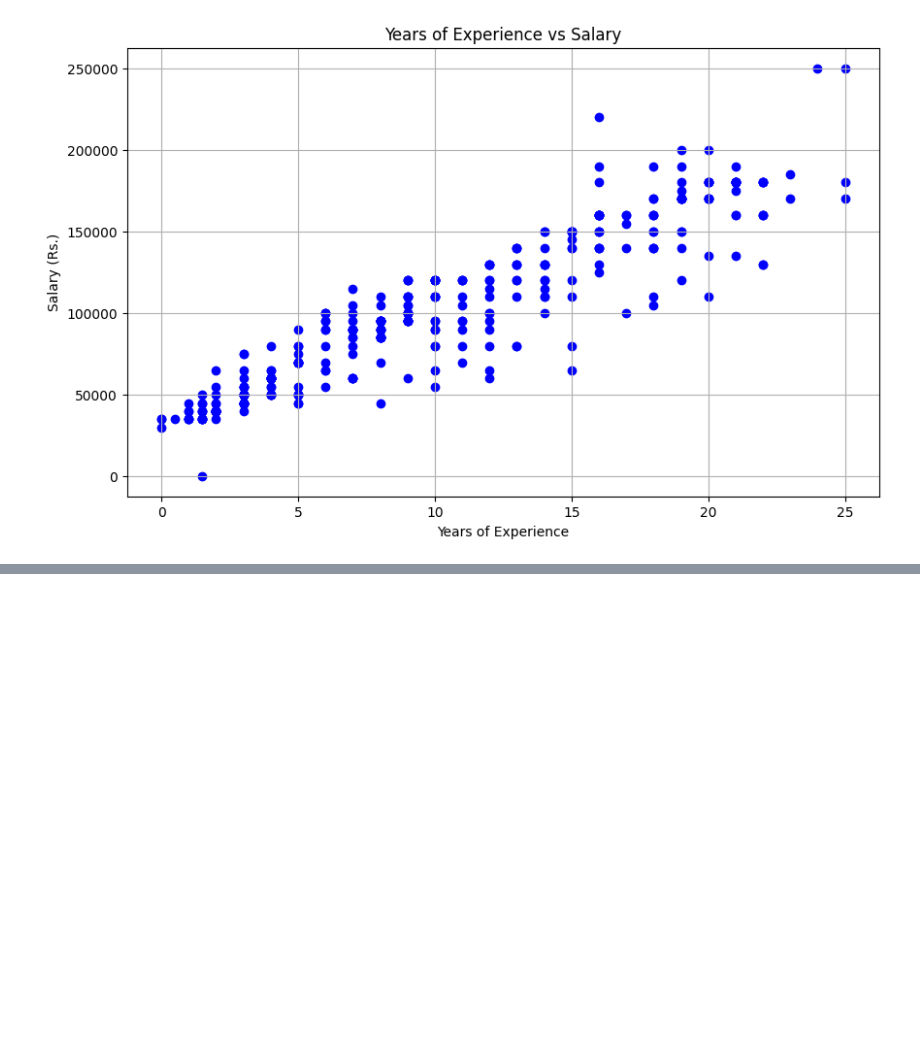
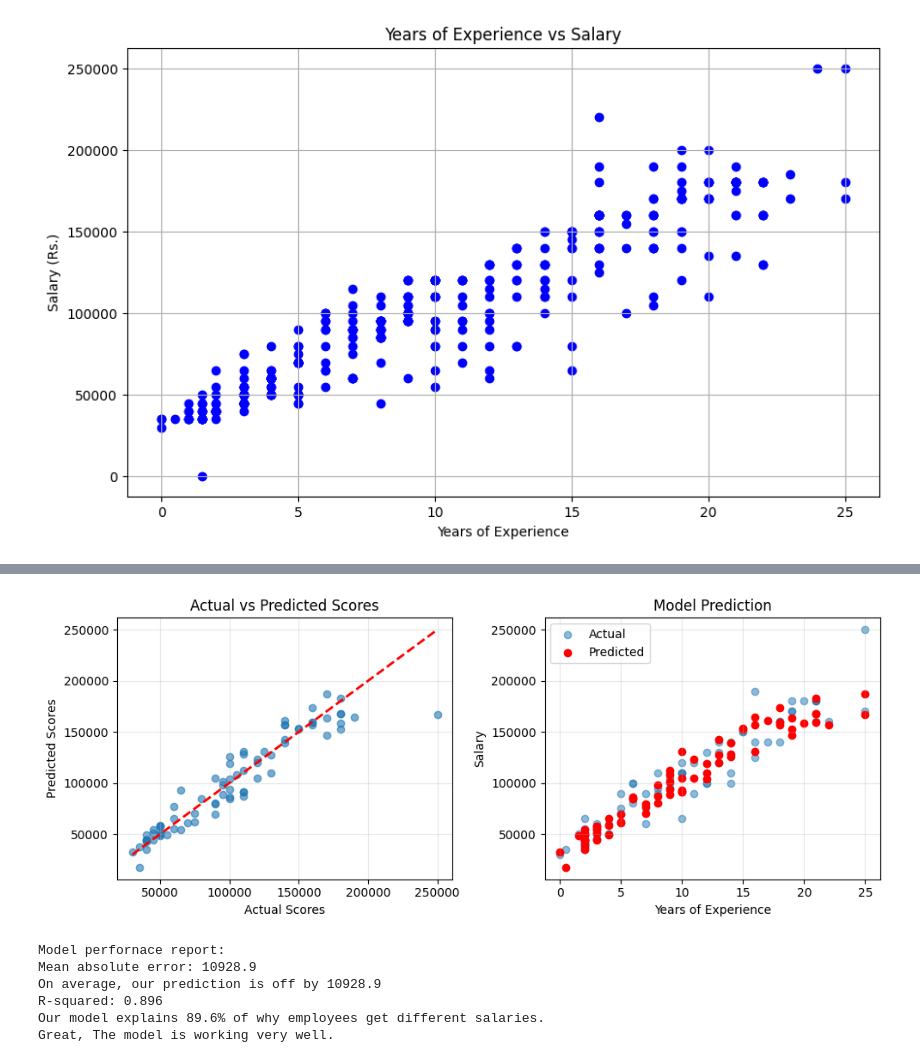
Before and after one commit to Bibash02/Salary-Prediction-App, a Jupyter notebook: predection.ipynb, the cells around one changed output, grey strips where cells are left out. Saved outputs shown, nothing was run; the diff lists cells and outputs as text; code cells hidden in the pictures; blank space fills up the shorter version.

```diff
--- a/predection.ipynb
+++ b/predection.ipynb
@@ -106,6 +100,6 @@ print(data.columns.tolist())
 # %%
 # Select features and target variable
-feature = data[['Years of Experience', 'Age', 'Gender', 'Education Leve', 'Job Title']]
+feature = data[['Years of Experience', 'Age', 'Gender', 'Education Level', 'Job Title']]
 target = data['Salary']
 
 x = feature # Feature (input)
@@ -186,0 +181,18 @@ If a employee working 10 years: -42450.1 points
+# %%
+# Make predictions on test data
+predictions = model.predict(x_test).ravel()
+
+# create a simple table to compare
+results = pd.DataFrame({
+    "Actual Score": y_test.values,
+    "Predicted Score": predictions.round(1),
+    "Difference": abs(y_test.values - predictions).round(1)
+})
+
+print("Comparing Predictions vs Actual:")
+print(results.head(10))
+
+# Calculate average error
+avg_error = results['Difference'].mean()
+print(f"Average prediction error: {avg_error:.1f}")
+print(f"This means on average, we're off by {avg_error:.1f}")
@@ -186,0 +214,60 @@ If a employee working 10 years: -42450.1 points
+# %%
+# Create a plot to see how well our model predicts
+plt.figure(figsize=(10, 4))
+
+# Plot1: Actual vs Predicted
+plt.subplot(1, 2, 1)
+plt.scatter(y_test, predictions, alpha=0.6)
+plt.plot([y_test.min(), y_test.max()], [y_test.min(), y_test.max()], 'r--', lw=2)
+plt.xlabel('Actual Scores')
+plt.ylabel('Predicted Scores')
+plt.title('Actual vs Predicted Scores')
+plt.grid(True, alpha=0.3)
+
+# Plot2: The regression line
+plt.subplot(1, 2, 2)
+# use ONLY experience vs salary (simple visualization)
+plt.scatter(x_test['Years of Experience'], y_test, alpha=0.5, label='Actual')
+plt.scatter(x_test['Years of Experience'], predictions, color='red', label='Predicted')
+plt.xlabel('Years of Experience')
+plt.ylabel('Salary')
+plt.title('Model Prediction')
+plt.legend()
+plt.grid(True, alpha=0.3)
+
+plt.tight_layout()
+plt.show()
+# %% [output]
+[figure, added]
+# %%
+# Calculate simple metrics to understand model quality
+
+from sklearn.metrics import mean_absolute_error, r2_score
+
+# Mean absolute error - average error
+mae = mean_absolute_error(y_test, predictions)
+
+# R-squired - how much variance we explain (0 to 1, higher is better)
+r2 = r2_score(y_test, predictions)
+
+print("Model perfornace report:")
+print(f"Mean absolute error: {mae:.1f}")
+print(f"On average, our prediction is off by {mae:.1f}")
+
+print(f"R-squared: {r2:.3f}")
+print(f"Our model explains {r2*100:.1f}% of why employees get different salaries.")
+
+# Simple interpretation
+if r2 > 0.7:
+    print("Great, The model is working very well.")
+elif r2 > 0.5:
+    print("Good, The model captures the main pattern.")
+else:
+    print("The model is simple but gives us a basic understanding.")
+# %% [output]
+Model perfornace report:
+Mean absolute error: 10928.9
+On average, our prediction is off by 10928.9
+R-squared: 0.896
+Our model explains 89.6% of why employees get different salaries.
+Great, The model is working very well.
```
Also changed, not shown: parts of 8 cells of this notebook, 5 other files.
